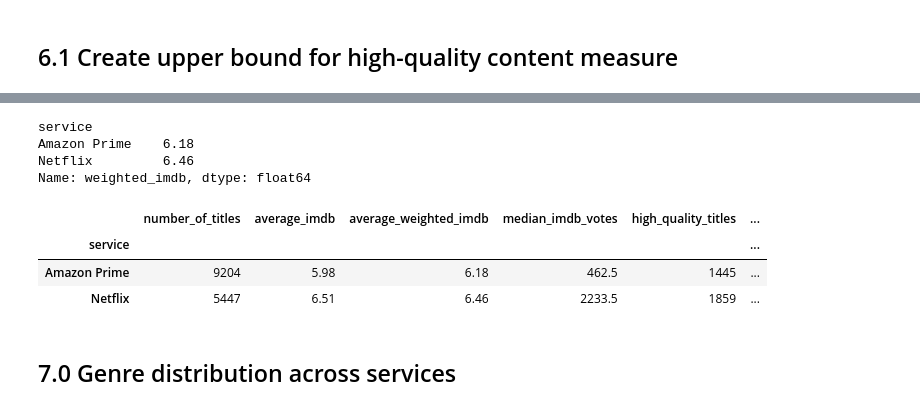
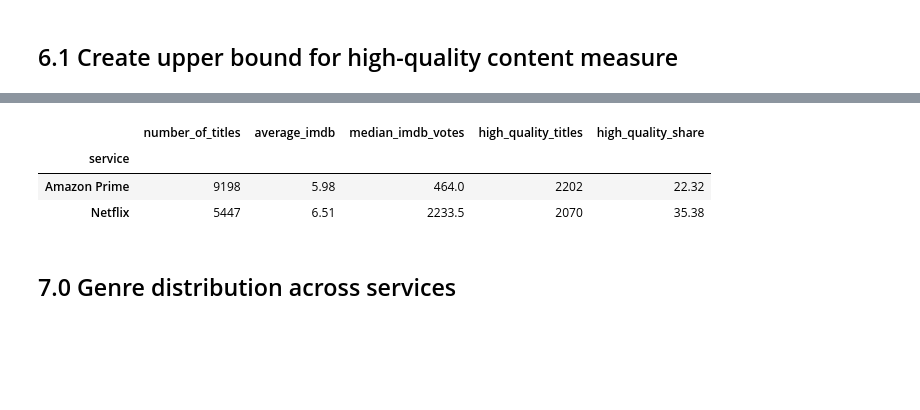
Before and after one commit to DianaAleks/streaming-services-enshittification-study, a Jupyter notebook: notebooks/2022_analysis.ipynb, the cells around one changed output, grey strips where cells are left out. Drawn from its saved outputs; the diff is of its cells as text; code cells hidden in the pictures; blank space fills up the shorter version.

```diff
--- a/notebooks/2022_analysis.ipynb
+++ b/notebooks/2022_analysis.ipynb
@@ -77,0 +110,4 @@ dtype: int64
+# %%
+# need to drop for id, imdb_id
+netflix = netflix.drop_duplicates(subset=['imdb_id', 'id'], keep = False)
+print(netflix.duplicated(subset=['imdb_id', 'id']).sum())
@@ -141,0 +201,4 @@ dtype: int64
+# %%
+# need to drop for id, imdb_id
+amazon = amazon.drop_duplicates(subset=['imdb_id', 'id'], keep = False)
+print(amazon.duplicated(subset=['imdb_id', 'id']).sum())
@@ -652,11 +647,12 @@ catalog.groupby("service")["imdb_score"].agg(
 # %% [markdown]
 ## 6.1  Create upper bound for high-quality content measure
 # %%
-
+# define what the threshold is for included imdb based on the bins in section 5.0
 # Define what high_quality is in this case
 catalog["high_quality"] = (
-    (catalog["imdb_score"] >= 7) &
-    (catalog["imdb_votes"] >= 200)
+    (catalog["imdb_score"] >= 7)
+    #&
+    #(catalog["imdb_votes"] >= 60000)
 )
 
 high_quality_stats = (
@@ -688,50 +684,24 @@ high_quality_stats.round(2)
-# %%
-# Bayesian/weight rating
-# - we give more weight to imdb scores that have more reviews
-
-# Overall average IMDb score
-C = 6.178
-
-# prior strength: the title's own IMDb score and the overall average each get roughly 50% weight(needs defined)
-m = 1000
-
-# Bayesian weighted IMDb score
-catalog["weighted_imdb"] = (
-    (catalog["imdb_votes"] / (catalog["imdb_votes"] + m))
-    * catalog["imdb_score"]
-    +
-    (m / (catalog["imdb_votes"] + m))
-    * C
-)
-
-catalog.groupby("service")["weighted_imdb"].mean().round(2)
-# %% [output]
-service
-Amazon Prime    6.18
-Netflix         6.46
-Name: weighted_imdb, dtype: float64
 # %%
-# answers: What is the overall quality of the catalog when we account for the reliability of IMDb ratings?
+# answers: What is the overall quality of the catalog?
 quality_comparison = (
     catalog.groupby("service")
     .agg(
         number_of_titles=("imdb_id", "count"),
         average_imdb=("imdb_score", "mean"),
-        average_weighted_imdb=("weighted_imdb", "mean"),
         median_imdb_votes=("imdb_votes", "median"),
         high_quality_titles=("high_quality", "sum"),
         high_quality_share=("high_quality", "mean")
     )
 )
 
 quality_comparison["high_quality_share"] *= 100
 
 quality_comparison.round(2)
 # %% [output]
-|  | number_of_titles | average_imdb | average_weighted_imdb | median_imdb_votes | high_quality_titles | ... |
-| service |  |  |  |  |  | ... |
-| Amazon Prime | 9204 | 5.98 | 6.18 | 462.5 | 1445 | ... |
-| Netflix | 5447 | 6.51 | 6.46 | 2233.5 | 1859 | ... |
+|  | number_of_titles | average_imdb | median_imdb_votes | high_quality_titles | high_quality_share |
+| service |  |  |  |  |  |
+| Amazon Prime | 9198 | 5.98 | 464.0 | 2202 | 22.32 |
+| Netflix | 5447 | 6.51 | 2233.5 | 2070 | 35.38 |
 # %% [markdown]
 ## 7.0 Genre distribution across services
 # %%
```
Also changed, not shown: parts of 49 cells of this notebook, 1 other file.
